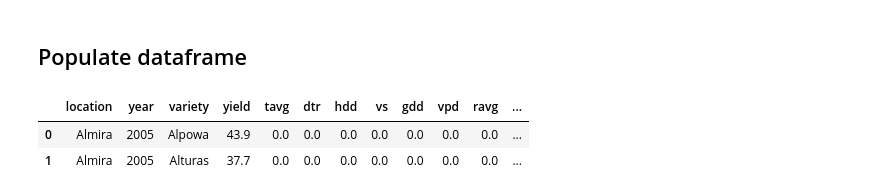
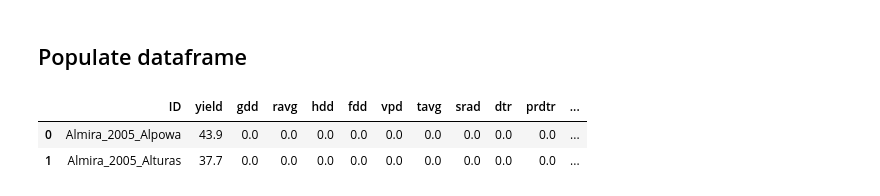
Before and after one commit to ehsun18/wheat_modeling, a Jupyter notebook: HN/00_prepare_data_4_mvts_transformer.ipynb, the cells around one changed output. Cells and saved outputs as stored; diff of their text form; code cells hidden in the pictures.

```diff
--- a/HN/00_prepare_data_4_mvts_transformer.ipynb
+++ b/HN/00_prepare_data_4_mvts_transformer.ipynb
@@ -55,0 +67,9 @@ separate_varieties_weekly.head(2)
+# %%
+## Get rid of location, year, variety and turn them into ID
+separate_varieties_weekly["ID"] = separate_varieties_weekly["location"] + "_" +\
+                                  separate_varieties_weekly["year"].astype(str) + "_" +\
+                                  separate_varieties_weekly["variety"]
+
+
+separate_varieties_weekly.drop(columns=["location", "year", "variety"], inplace=True)
+separate_varieties_weekly.head(2)
@@ -56,3 +81,7 @@ separate_varieties_weekly.head(2)
+# %%
+# Convert the yield to string to save the data in .TS format
+
+separate_varieties_weekly["yield"] = separate_varieties_weekly["yield"].astype("str")
 # %%
 import re
 
@@ -77,4 +108,4 @@ len(col_names) = 329
 # %%
-non_digital_columns = [s for s in col_names if not(re.match(pattern, s))]
+non_digital_columns = sorted([s for s in col_names if not(re.match(pattern, s))])
 non_digital_columns[:4]
 # %% [output]
@@ -83,6 +114,5 @@ non_digital_columns[:4]
 # count number of different variables
 variables_list = [s.split("_")[1] for s in digital_columns]
 variables_list = list(set(variables_list))
-variables_list.remove("dtr.1")
 variables_list
 # %% [output]
@@ -119,8 +149,11 @@ separate_vars_weekly_TS.head(2)
 ## Populate dataframe
 # %%
 separate_vars_weekly_TS[non_digital_columns] = separate_varieties_weekly[non_digital_columns]
+
+separate_vars_weekly_TS_NaNZeros = separate_vars_weekly_TS.copy()
+separate_vars_weekly_TS_NaNRand = separate_vars_weekly_TS.copy()
 separate_vars_weekly_TS.head(2)
 # %% [output]
-|  | location | year | variety | yield | tavg | dtr | hdd | vs | gdd | vpd | ravg | ... |
-| 0 | Almira | 2005 | Alpowa | 43.9 | 0.0 | 0.0 | 0.0 | 0.0 | 0.0 | 0.0 | 0.0 | ... |
-| 1 | Almira | 2005 | Alturas | 37.7 | 0.0 | 0.0 | 0.0 | 0.0 | 0.0 | 0.0 | 0.0 | ... |
+|  | ID | yield | gdd | ravg | hdd | fdd | vpd | tavg | srad | dtr | prdtr | ... |
+| 0 | Almira_2005_Alpowa | 43.9 | 0.0 | 0.0 | 0.0 | 0.0 | 0.0 | 0.0 | 0.0 | 0.0 | 0.0 | ... |
+| 1 | Almira_2005_Alturas | 37.7 | 0.0 | 0.0 | 0.0 | 0.0 | 0.0 | 0.0 | 0.0 | 0.0 | 0.0 | ... |
```
Also changed, not shown: parts of 46 cells of this notebook, 3 other files.
